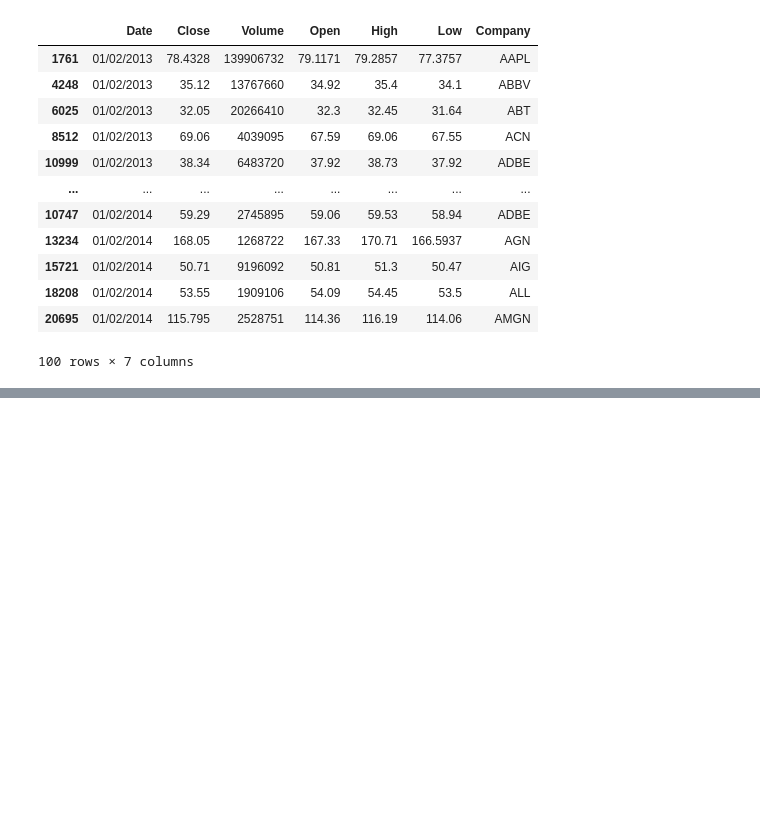
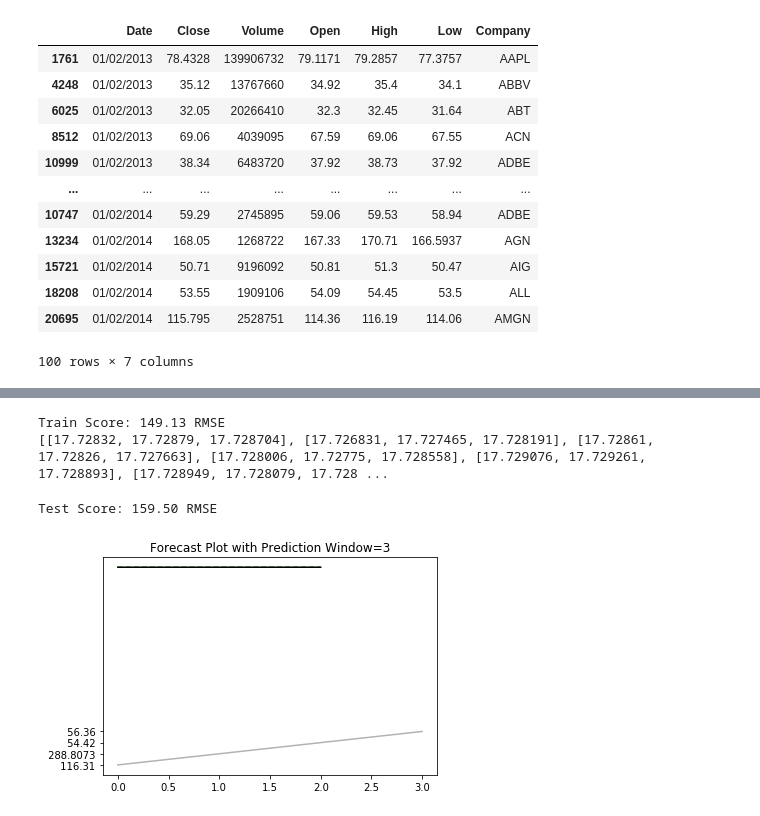
Before and after one commit to sfwtopoulos/stocks, a Jupyter notebook: Stocks.ipynb, the cells around one changed output, grey strips where cells are left out. Saved outputs shown, nothing was run; the diff lists cells and outputs as text; code cells hidden in the pictures; blank space fills up the shorter version.

```diff
--- a/Stocks.ipynb
+++ b/Stocks.ipynb
@@ -239,3 +240,26 @@ def get_reg_model(layer_units=[100,100],dropouts=[0.2,0.2],window_size=50):
+# %%
+# Plot window wise
+def plot_reg_results(predicted_data, true_data, prediction_len=3):
+    fig = plt.figure(facecolor='white')
+    ax = fig.add_subplot(111)
+
+    # plot actual data
+    ax.plot(true_data,
+            label='True Data',
+            c='black',alpha=0.3)
+
+    # plot flattened data
+    plt.plot(np.array(predicted_data).flatten(),
+             label='Prediction_full',
+             c='g',linestyle='--')
+
+    #plot each window in the prediction list
+    for i, data in enumerate(predicted_data):
+        padding = [None for p in range(i * prediction_len)]
+        plt.plot(padding + data, label='Prediction',c='black')
+
+    plt.title("Forecast Plot with Prediction Window={}".format(prediction_len))
+    plt.show()
 # %%
 #Set Parameters
 WINDOW=6
@@ -297 +321,37 @@ Epoch 20/20
 Model Fit Complete
+# %%
+#Train Prediction Performance
+train_pred_seqs = predict_reg_multiple(lstm_model,
+                                             x_train,
+                                             window_size=WINDOW,
+                                             prediction_len=PRED_LENGTH)
+
+train_offset = y_train.shape[0] - np.array(train_pred_seqs).flatten().shape[0]
+
+train_rmse = math.sqrt(mean_squared_error(y_train[train_offset:],
+                                          np.array(train_pred_seqs).\
+                                          flatten()))
+print('Train Score: %.2f RMSE' % (train_rmse))
+print(train_pred_seqs)
+# %% [output]
+Train Score: 149.13 RMSE
+[[17.72832, 17.72879, 17.728704], [17.726831, 17.727465, 17.728191], [17.72861, 17.72826, 17.727663], [17.728006, 17.72775, 17.728558], [17.729076, 17.729261, 17.728893], [17.728949, 17.728079, 17.728 ...
+# %%
+#Test Prediction Performance
+test_pred_seqs = predict_reg_multiple(lstm_model,
+                                      x_test,
+                                      window_size=WINDOW,
+                                      prediction_len=PRED_LENGTH)
+test_pred_seqs
+test_offset = y_test.shape[0] - np.array(test_pred_seqs).flatten().shape[0]
+
+test_rmse = math.sqrt(mean_squared_error(y_test[test_offset:],
+                                          np.array(test_pred_seqs).\
+                                          flatten()))
+print('Test Score: %.2f RMSE' % (test_rmse))
+# %% [output]
+Test Score: 159.50 RMSE
+# %%
+plot_reg_results(test_pred_seqs,y_test,prediction_len=PRED_LENGTH)
+# %% [output]
+[figure, added]
```
Also changed, not shown: parts of 8 cells of this notebook.
